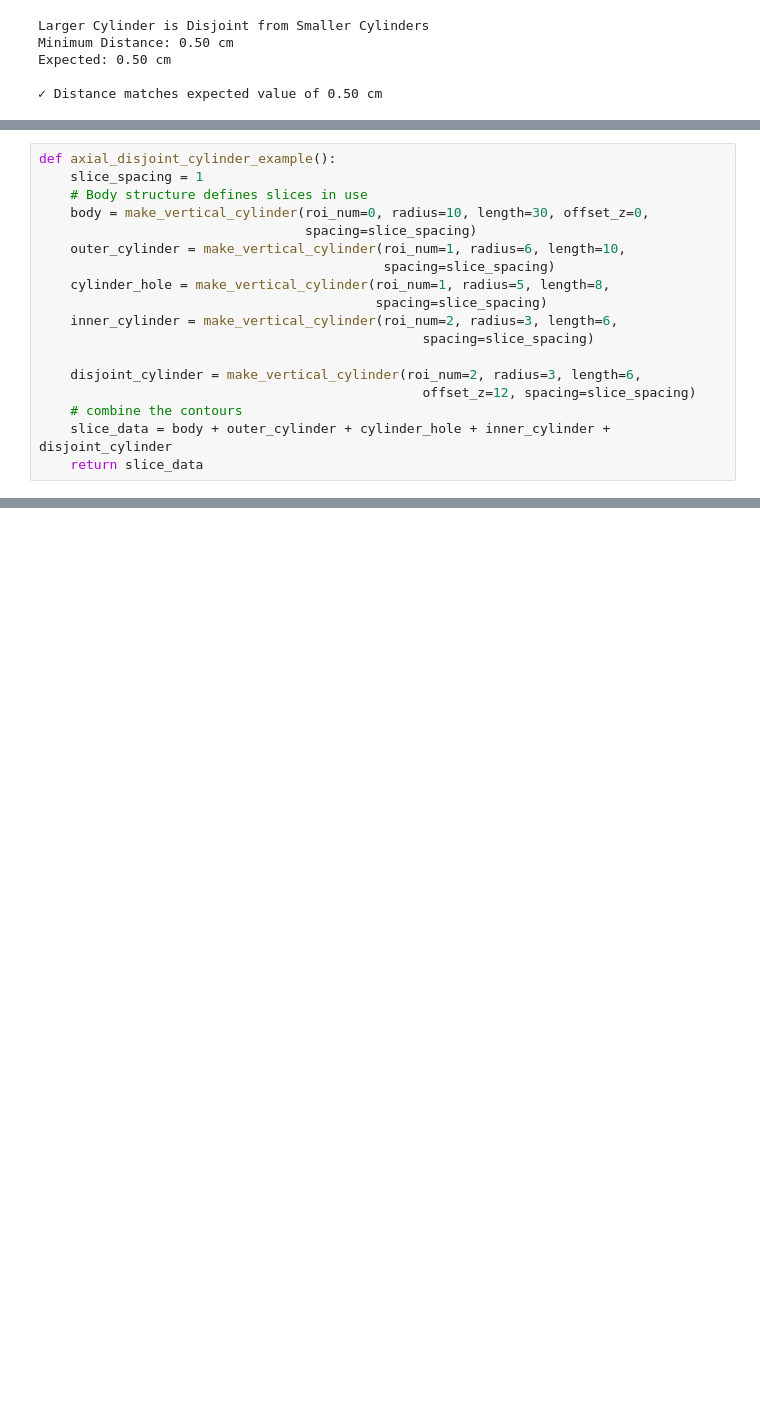
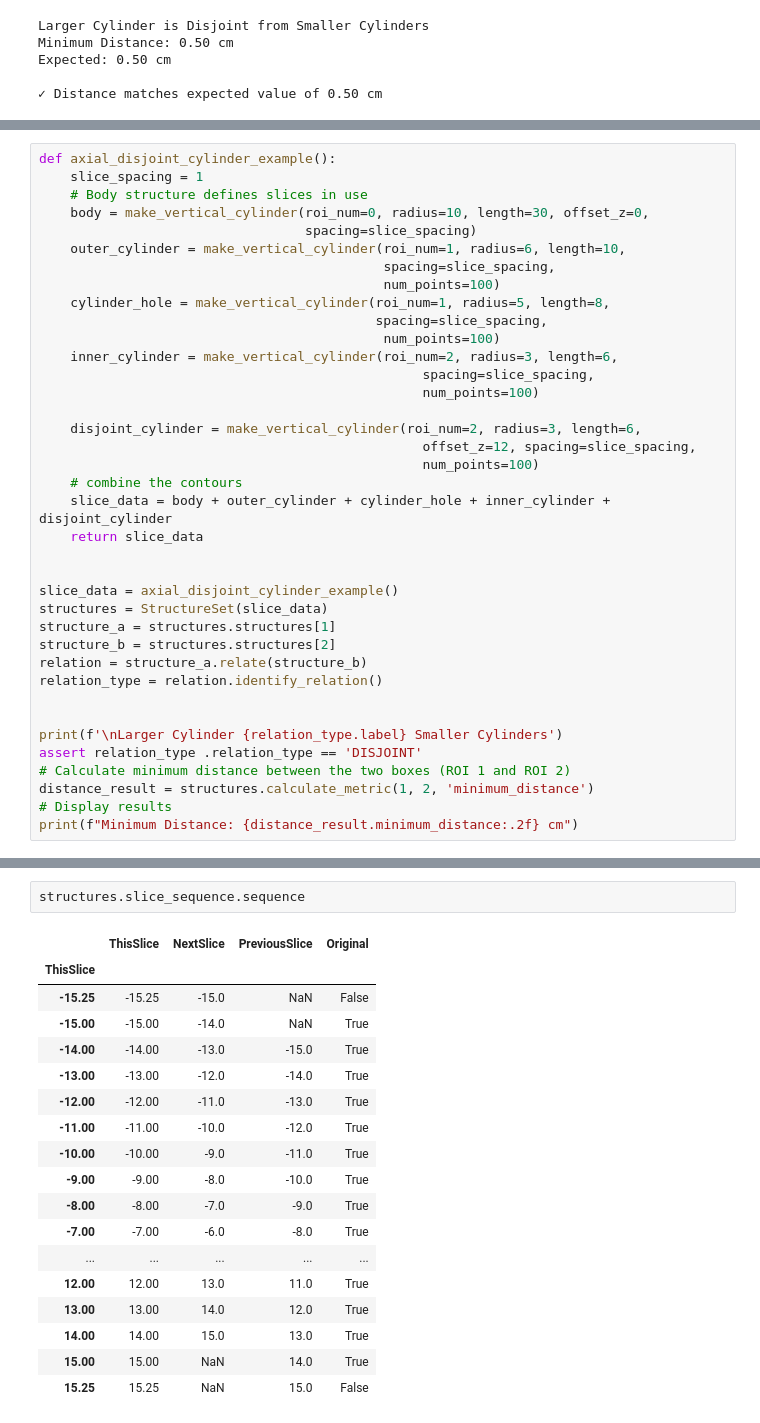
Before and after one commit to GregSal/StructureRelations, a Jupyter notebook: src/notebooks/metrics/StructureMetricTests.ipynb, the cells around one changed output, grey strips where cells are left out. Drawn from its saved outputs; the diff is of its cells as text; blank space fills up the shorter version.

```diff
--- a/src/notebooks/metrics/StructureMetricTests.ipynb
+++ b/src/notebooks/metrics/StructureMetricTests.ipynb
@@ -628,14 +744,34 @@ def axial_disjoint_cylinder_example():
     body = make_vertical_cylinder(roi_num=0, radius=10, length=30, offset_z=0,
                                   spacing=slice_spacing)
     outer_cylinder = make_vertical_cylinder(roi_num=1, radius=6, length=10,
-                                            spacing=slice_spacing)
+                                            spacing=slice_spacing,
+                                            num_points=100)
     cylinder_hole = make_vertical_cylinder(roi_num=1, radius=5, length=8,
-                                           spacing=slice_spacing)
+                                           spacing=slice_spacing,
+                                            num_points=100)
     inner_cylinder = make_vertical_cylinder(roi_num=2, radius=3, length=6,
-                                                 spacing=slice_spacing)
+                                                 spacing=slice_spacing,
+                                                 num_points=100)
 
     disjoint_cylinder = make_vertical_cylinder(roi_num=2, radius=3, length=6,
-                                                 offset_z=12, spacing=slice_spacing)
+                                                 offset_z=12, spacing=slice_spacing,
+                                                 num_points=100)
     # combine the contours
     slice_data = body + outer_cylinder + cylinder_hole + inner_cylinder + disjoint_cylinder
     return slice_data
+
+
+slice_data = axial_disjoint_cylinder_example()
+structures = StructureSet(slice_data)
+structure_a = structures.structures[1]
+structure_b = structures.structures[2]
+relation = structure_a.relate(structure_b)
+relation_type = relation.identify_relation()
+
+
+print(f'\nLarger Cylinder {relation_type.label} Smaller Cylinders')
+assert relation_type .relation_type == 'DISJOINT'
+# Calculate minimum distance between the two boxes (ROI 1 and ROI 2)
+distance_result = structures.calculate_metric(1, 2, 'minimum_distance')
+# Display results
+print(f"Minimum Distance: {distance_result.minimum_distance:.2f} cm")
@@ -661,0 +815,21 @@ Relationship: is Disjoint from
+# %%
+structures.slice_sequence.sequence
+# %% [output]
+|  | ThisSlice | NextSlice | PreviousSlice | Original |
+| ThisSlice |  |  |  |  |
+| -15.25 | -15.25 | -15.0 | NaN | False |
+| -15.00 | -15.00 | -14.0 | NaN | True |
+| -14.00 | -14.00 | -13.0 | -15.0 | True |
+| -13.00 | -13.00 | -12.0 | -14.0 | True |
+| -12.00 | -12.00 | -11.0 | -13.0 | True |
+| -11.00 | -11.00 | -10.0 | -12.0 | True |
+| -10.00 | -10.00 | -9.0 | -11.0 | True |
+| -9.00 | -9.00 | -8.0 | -10.0 | True |
+| -8.00 | -8.00 | -7.0 | -9.0 | True |
+| -7.00 | -7.00 | -6.0 | -8.0 | True |
+| ... | ... | ... | ... | ... |
+| 12.00 | 12.00 | 13.0 | 11.0 | True |
+| 13.00 | 13.00 | 14.0 | 12.0 | True |
+| 14.00 | 14.00 | 15.0 | 13.0 | True |
+| 15.00 | 15.00 | NaN | 14.0 | True |
+| 15.25 | 15.25 | NaN | 15.0 | False |
```
Also changed, not shown: parts of 10 cells of this notebook.
